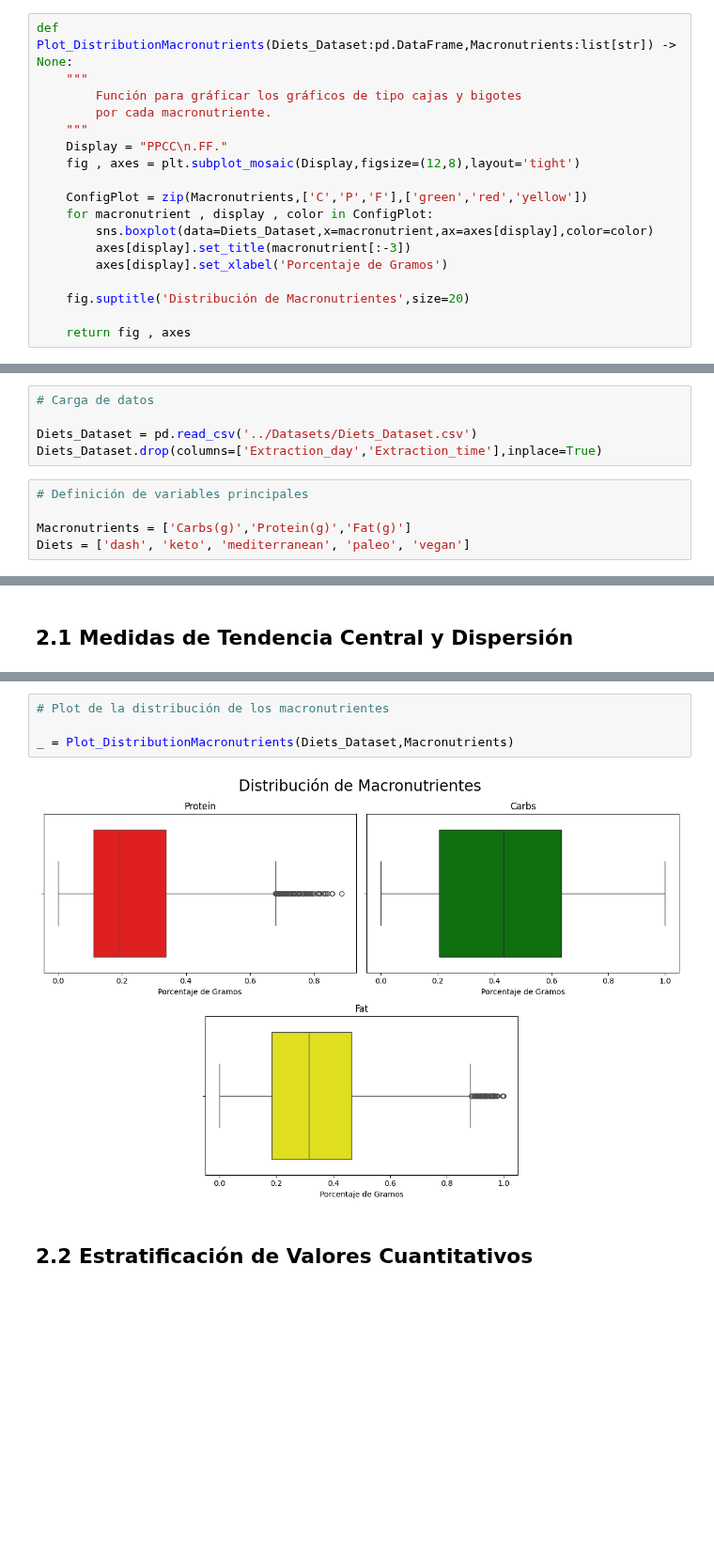
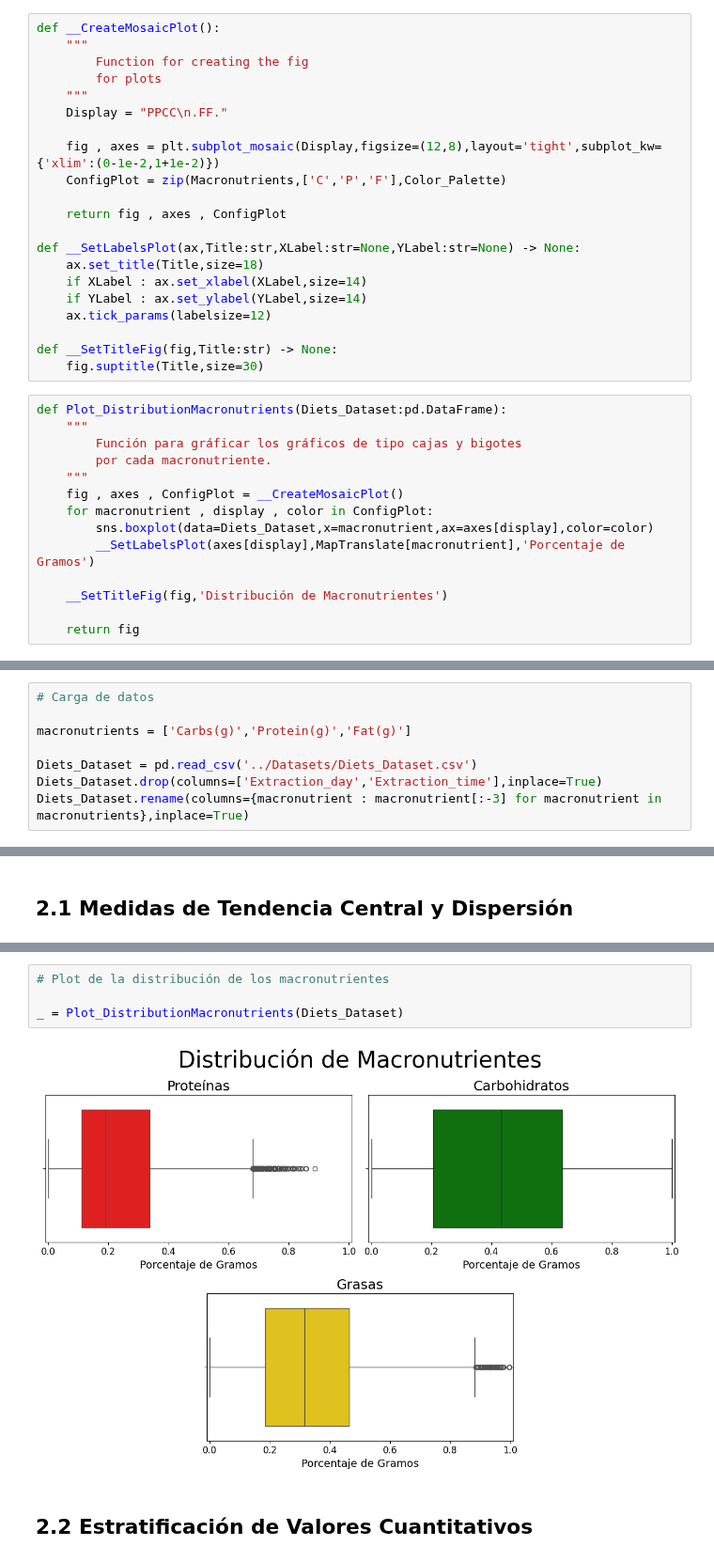
Before and after one commit to alexisuaguilaru/Analysis_Nutritional_Information, a Jupyter notebook: Documentation/AlexisAguilar_Reporte.ipynb, the cells around one changed output, grey strips where cells are left out. Shown at 94% size. Saved outputs shown, nothing was run; the diff lists cells and outputs as text; blank space fills up the shorter version.

```diff
--- a/Documentation/AlexisAguilar_Reporte.ipynb
+++ b/Documentation/AlexisAguilar_Reporte.ipynb
@@ -25,19 +39,36 @@ from typing import Callable
+# %%
+def __CreateMosaicPlot():
+    """
+        Function for creating the fig
+        for plots
+    """
+    Display = "PPCC\n.FF."
+
+    fig , axes = plt.subplot_mosaic(Display,figsize=(12,8),layout='tight',subplot_kw={'xlim':(0-1e-2,1+1e-2)})
+    ConfigPlot = zip(Macronutrients,['C','P','F'],Color_Palette)
+
+    return fig , axes , ConfigPlot
+
+def __SetLabelsPlot(ax,Title:str,XLabel:str=None,YLabel:str=None) -> None:
+    ax.set_title(Title,size=18)
+    if XLabel : ax.set_xlabel(XLabel,size=14)
+    if YLabel : ax.set_ylabel(YLabel,size=14)
+    ax.tick_params(labelsize=12)
+
+def __SetTitleFig(fig,Title:str) -> None:
+    fig.suptitle(Title,size=30)
 # %%
-def Plot_DistributionMacronutrients(Diets_Dataset:pd.DataFrame,Macronutrients:list[str]) -> None:
+def Plot_DistributionMacronutrients(Diets_Dataset:pd.DataFrame):
     """
         Función para gráficar los gráficos de tipo cajas y bigotes
         por cada macronutriente.
     """
-    Display = "PPCC\n.FF."
-    fig , axes = plt.subplot_mosaic(Display,figsize=(12,8),layout='tight')
-
-    ConfigPlot = zip(Macronutrients,['C','P','F'],['green','red','yellow'])
+    fig , axes , ConfigPlot = __CreateMosaicPlot()
     for macronutrient , display , color in ConfigPlot:
         sns.boxplot(data=Diets_Dataset,x=macronutrient,ax=axes[display],color=color)
-        axes[display].set_title(macronutrient[:-3])
-        axes[display].set_xlabel('Porcentaje de Gramos')
+        __SetLabelsPlot(axes[display],MapTranslate[macronutrient],'Porcentaje de Gramos')
 
-    fig.suptitle('Distribución de Macronutrientes',size=20)
+    __SetTitleFig(fig,'Distribución de Macronutrientes')
 
-    return fig , axes
+    return fig
 # %%
@@ -156,13 +179,11 @@ def ConfidenceIntervalPopulationMean(Data_Sample:np.ndarray,Confidence:float) ->
 # %%
 # Carga de datos
 
+macronutrients = ['Carbs(g)','Protein(g)','Fat(g)']
+
 Diets_Dataset = pd.read_csv('../Datasets/Diets_Dataset.csv')
 Diets_Dataset.drop(columns=['Extraction_day','Extraction_time'],inplace=True)
+Diets_Dataset.rename(columns={macronutrient : macronutrient[:-3] for macronutrient in macronutrients},inplace=True)
-# %%
-# Definición de variables principales
-
-Macronutrients = ['Carbs(g)','Protein(g)','Fat(g)']
-Diets = ['dash', 'keto', 'mediterranean', 'paleo', 'vegan']
 # %% [markdown]
 # 1. Presentación de los Datos
 # %% [markdown]
@@ -231,9 +252,9 @@ SummaryMeasures(Diets_Dataset,Macronutrients)
 # %%
 # Plot de la distribución de los macronutrientes
 
-_ = Plot_DistributionMacronutrients(Diets_Dataset,Macronutrients)
+_ = Plot_DistributionMacronutrients(Diets_Dataset)
 # %% [output]
-[figure, old version]
+[figure, new version]
 # %% [markdown]
 ## 2.2 Estratificación de Valores Cuantitativos
 # %% [markdown]
```
Also changed, not shown: parts of 23 cells of this notebook, 10 other files.
